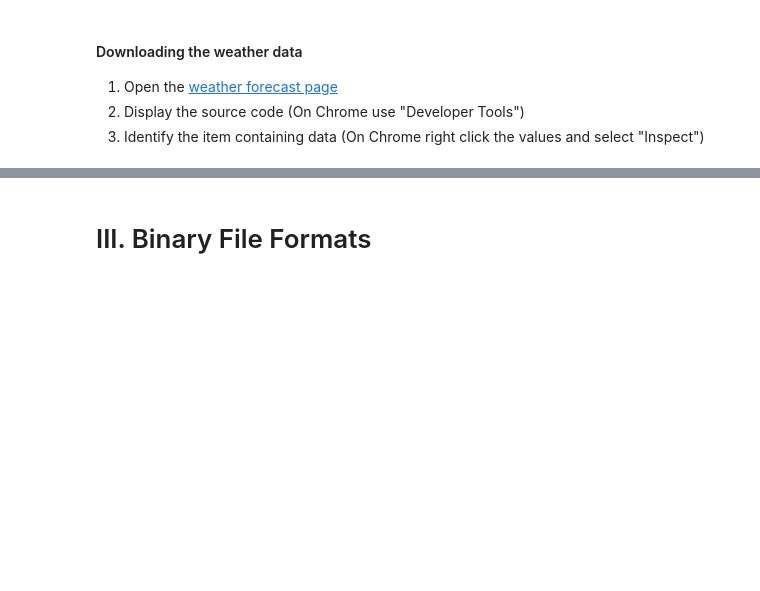
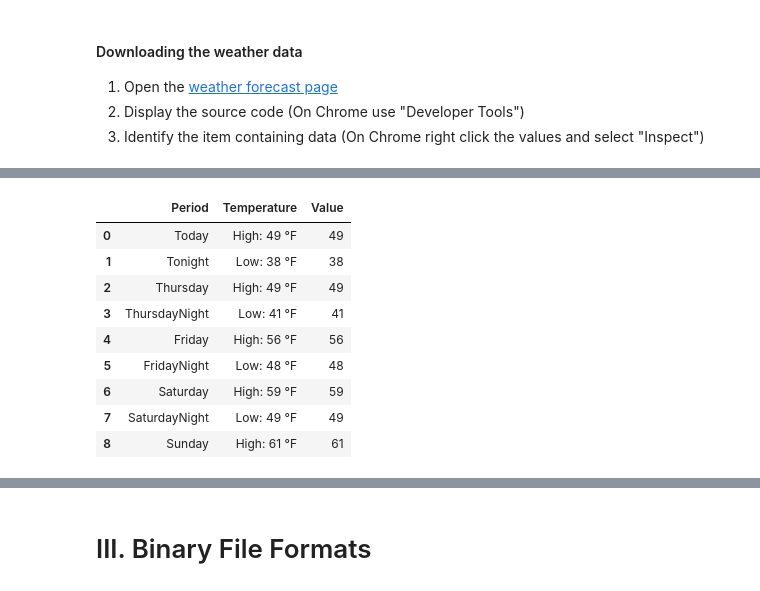
Before and after one commit to ch00226855/DataAnalysisFall2023, a Jupyter notebook: Week09_DataLoadingAndStorage.ipynb, the cells around one changed output, grey strips where cells are left out. Drawn from its saved outputs; the diff is of its cells as text; code cells hidden in the pictures; blank space fills up the shorter version.

```diff
--- a/Week09_DataLoadingAndStorage.ipynb
+++ b/Week09_DataLoadingAndStorage.ipynb
@@ -612,5 +600,9 @@ data = np.array([days, temperatures]).T
-# %%
-import pandas as pd
-# Create a data frame with the days and the temperatures
-df = pd.DataFrame(data, columns=["Day", "Temperature"])
-df
+# %%
+# Exercise: Extract the temperature values
+def extract_temp(string):
+
+    index1 = string.index(":")
+    index2 = string.index("°")
+    value = string[(index1+1):index2]
+    value = int(value)
+    return value
@@ -616,0 +614,14 @@ df
+# %%
+df['Value'] = df['Temperature'].apply(extract_temp)
+df
+# %% [output]
+|  | Period | Temperature | Value |
+| 0 | Today | High: 49 °F | 49 |
+| 1 | Tonight | Low: 38 °F | 38 |
+| 2 | Thursday | High: 49 °F | 49 |
+| 3 | ThursdayNight | Low: 41 °F | 41 |
+| 4 | Friday | High: 56 °F | 56 |
+| 5 | FridayNight | Low: 48 °F | 48 |
+| 6 | Saturday | High: 59 °F | 59 |
+| 7 | SaturdayNight | Low: 49 °F | 49 |
+| 8 | Sunday | High: 61 °F | 61 |
```
Also changed, not shown: parts of 32 cells of this notebook.
